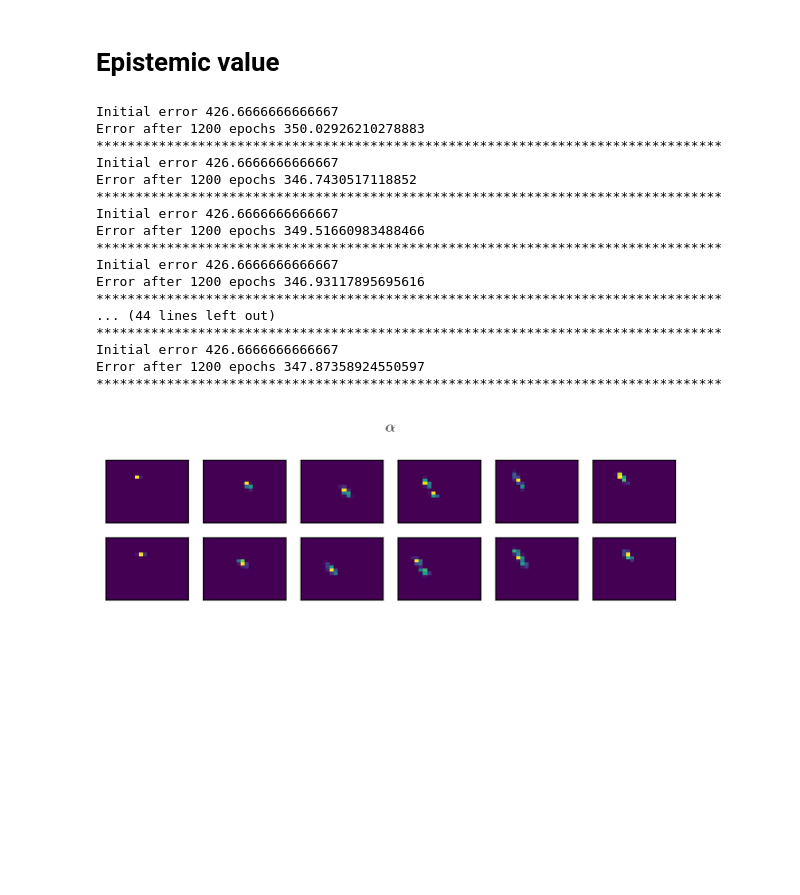
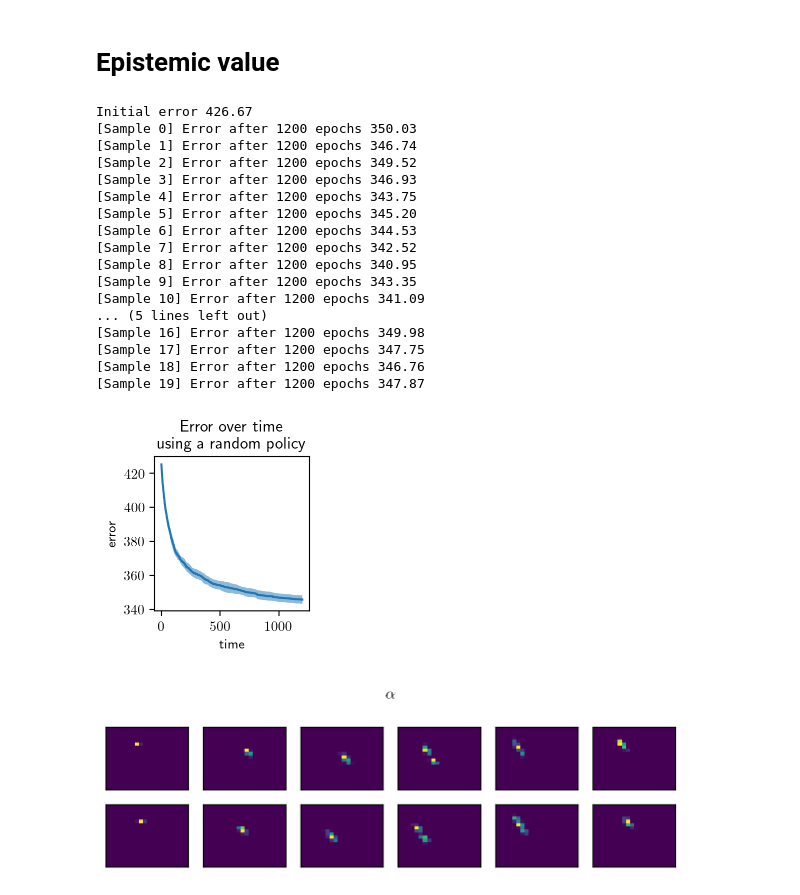
Before and after one commit to AurelienNioche/MAppModels, a Jupyter notebook: the-ball-2.ipynb, the cells around one changed output. Saved outputs shown, nothing was run; the diff lists cells and outputs as text; code cells hidden in the pictures; blank space fills up the shorter version.

```diff
--- a/the-ball-2.ipynb
+++ b/the-ball-2.ipynb
@@ -567,10 +559,11 @@ hist_err = np.zeros((n_sample_run, n_episode*n_timestep))
 
 for sample in range(n_sample_run):
 
-    alpha_tvav = np.zeros((n_timestep, n_velocity, n_action, n_velocity)) + np.finfo(np.float64).tiny  # TODO: Think about "smart" priors (e.g. night)
+    alpha_tvav = np.zeros((n_timestep, n_velocity, n_action, n_velocity)) + np.finfo(np.float64).eps
 
-    error = np.sum(np.absolute(transition_velocity_tvav - q_transition_velocity(alpha_tvav)))
-    print("Initial error", error)
+    if sample == 0:
+        error = np.sum(np.absolute(transition_velocity_tvav - q_transition_velocity(alpha_tvav)))
+        print(f"Initial error {error:.2f}")
 
     epoch = 0
     for ep_idx in range(n_episode):
@@ -601,31 +594,42 @@ for sample in range(n_sample_run):
             hist_err[sample, epoch] = error
             epoch += 1
 
-    print(f"Error after {epoch} epochs", error)
-    print("*"*80)
+    print(f"[Sample {sample}] Error after {epoch} epochs {error:.2f}")
 
 policy = "random"
 if policy not in policies_err:
     policies_err.append(policy)
 all_hist_err[policy] = hist_err
 # %% [output]
-Initial error 426.6666666666667
-Error after 1200 epochs 350.02926210278883
-********************************************************************************
-Initial error 426.6666666666667
-Error after 1200 epochs 346.7430517118852
-********************************************************************************
-Initial error 426.6666666666667
-Error after 1200 epochs 349.51660983488466
-********************************************************************************
-Initial error 426.6666666666667
-Error after 1200 epochs 346.93117895695616
-********************************************************************************
-... (44 lines left out)
-********************************************************************************
-Initial error 426.6666666666667
-Error after 1200 epochs 347.87358924550597
-********************************************************************************
+Initial error 426.67
+[Sample 0] Error after 1200 epochs 350.03
+[Sample 1] Error after 1200 epochs 346.74
+[Sample 2] Error after 1200 epochs 349.52
+[Sample 3] Error after 1200 epochs 346.93
+[Sample 4] Error after 1200 epochs 343.75
+[Sample 5] Error after 1200 epochs 345.20
+[Sample 6] Error after 1200 epochs 344.53
+[Sample 7] Error after 1200 epochs 342.52
+[Sample 8] Error after 1200 epochs 340.95
+[Sample 9] Error after 1200 epochs 343.35
+[Sample 10] Error after 1200 epochs 341.09
+... (5 lines left out)
+[Sample 16] Error after 1200 epochs 349.98
+[Sample 17] Error after 1200 epochs 347.75
+[Sample 18] Error after 1200 epochs 346.76
+[Sample 19] Error after 1200 epochs 347.87
+# %%
+fig, ax = plt.subplots(figsize=(2, 2))
+ax.plot(hist_err.mean(axis=0))
+ax.fill_between(np.arange(n_episode*n_timestep),
+                hist_err.mean(axis=0) - hist_err.std(axis=0),
+                hist_err.mean(axis=0) + hist_err.std(axis=0),
+                alpha=0.5)
+ax.set_xlabel("time")
+ax.set_ylabel("error")
+ax.set_title("Error over time\nusing a random policy");
+# %% [output]
+[figure, added]
 # %%
 plt.rcParams['text.usetex'] = True
 
```
Also changed, not shown: parts of 16 cells of this notebook, 1 other file.
